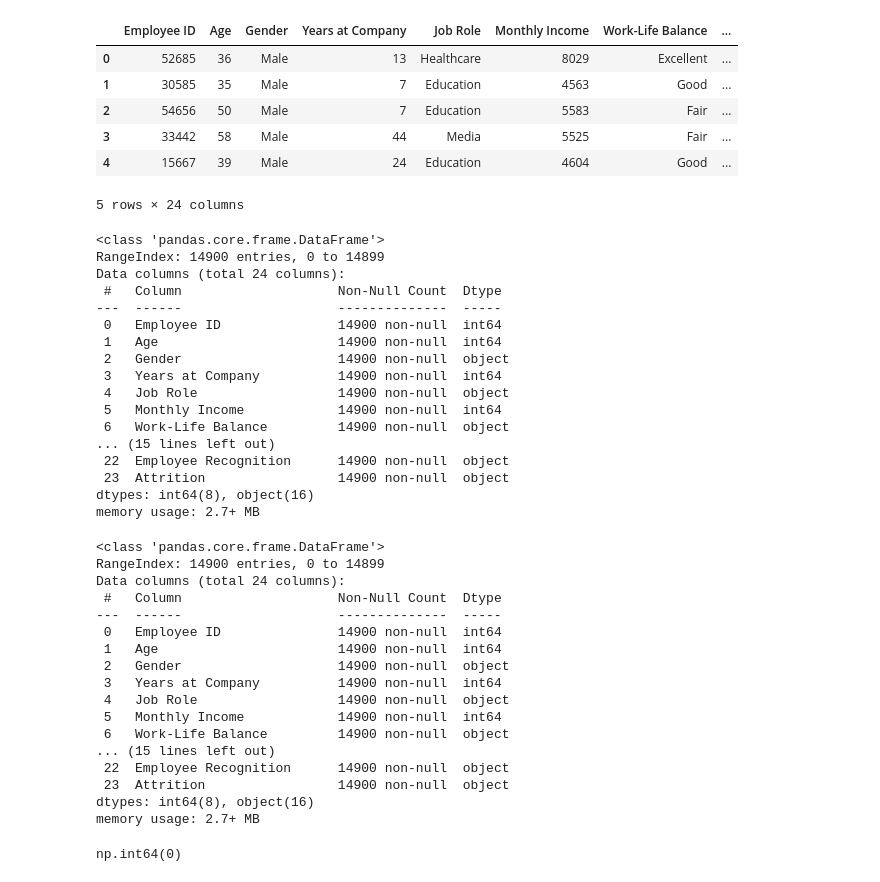
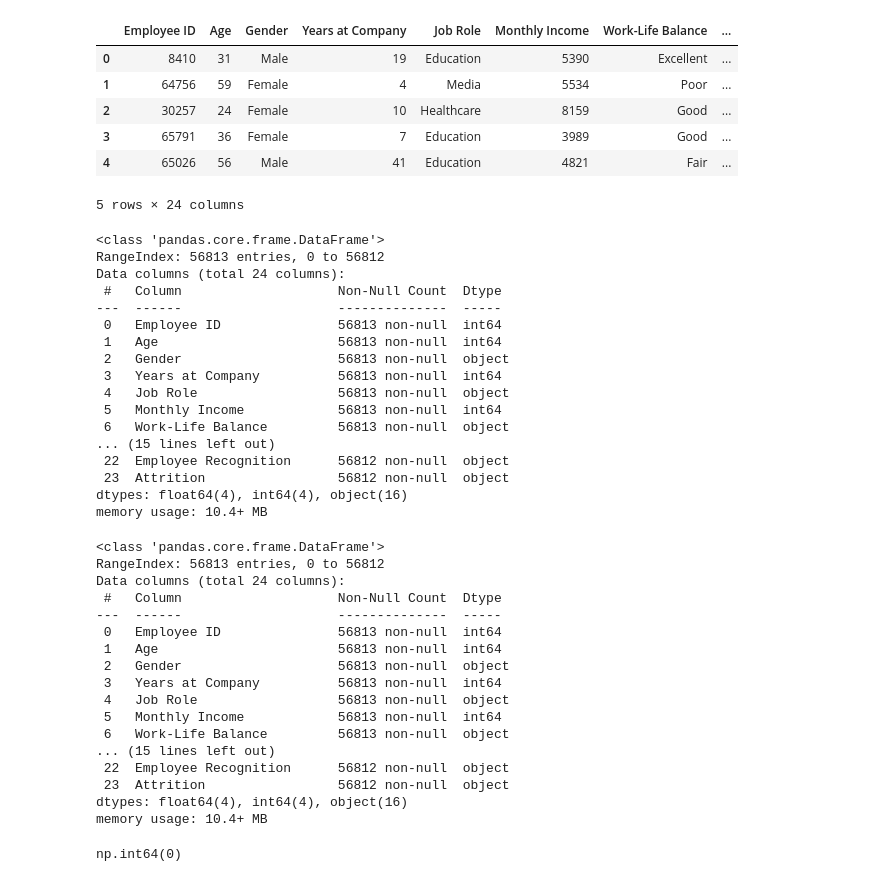
Before and after one commit to bhattijasjeet/Datascience_ai, a Jupyter notebook: Employee_attrition.ipynb, the cells around one changed output. Cells and saved outputs as stored; diff of their text form; code cells hidden in the pictures.

```diff
--- a/Employee_attrition.ipynb
+++ b/Employee_attrition.ipynb
@@ -32,16 +32,17 @@ import pickle
 # %%
 # Data Loading
 
-df0 = pd.read_csv("/content/drive/MyDrive/attrition/Employee_attrition.csv")
+df0 = pd.read_csv("/content/drive/MyDrive/attrition/Employee_attrition_combined.csv")
+# df0 = pd.read_csv("/content/drive/MyDrive/attrition/Employee_train.csv")
 
 df0.head()
 # %% [output]
 |  | Employee ID | Age | Gender | Years at Company | Job Role | Monthly Income | Work-Life Balance | ... |
-| 0 | 52685 | 36 | Male | 13 | Healthcare | 8029 | Excellent | ... |
-| 1 | 30585 | 35 | Male | 7 | Education | 4563 | Good | ... |
-| 2 | 54656 | 50 | Male | 7 | Education | 5583 | Fair | ... |
-| 3 | 33442 | 58 | Male | 44 | Media | 5525 | Fair | ... |
-| 4 | 15667 | 39 | Male | 24 | Education | 4604 | Good | ... |
+| 0 | 8410 | 31 | Male | 19 | Education | 5390 | Excellent | ... |
+| 1 | 64756 | 59 | Female | 4 | Media | 5534 | Poor | ... |
+| 2 | 30257 | 24 | Female | 10 | Healthcare | 8159 | Good | ... |
+| 3 | 65791 | 36 | Female | 7 | Education | 3989 | Good | ... |
+| 4 | 65026 | 56 | Male | 41 | Education | 4821 | Fair | ... |
 5 rows × 24 columns
 # %%
 df0.info()
@@ -50,22 +51,22 @@ df0.info()
 # 54656 - senior
 # %% [output]
 <class 'pandas.core.frame.DataFrame'>
-RangeIndex: 14900 entries, 0 to 14899
+RangeIndex: 56813 entries, 0 to 56812
 Data columns (total 24 columns):
  #   Column                    Non-Null Count  Dtype
 ---  ------                    --------------  -----
- 0   Employee ID               14900 non-null  int64
- 1   Age                       14900 non-null  int64
- 2   Gender                    14900 non-null  object
- 3   Years at Company          14900 non-null  int64
- 4   Job Role                  14900 non-null  object
- 5   Monthly Income            14900 non-null  int64
- 6   Work-Life Balance         14900 non-null  object
+ 0   Employee ID               56813 non-null  int64
+ 1   Age                       56813 non-null  int64
+ 2   Gender                    56813 non-null  object
+ 3   Years at Company          56813 non-null  int64
+ 4   Job Role                  56813 non-null  object
+ 5   Monthly Income            56813 non-null  int64
+ 6   Work-Life Balance         56813 non-null  object
 ... (15 lines left out)
- 22  Employee Recognition      14900 non-null  object
- 23  Attrition                 14900 non-null  object
-dtypes: int64(8), object(16)
-memory usage: 2.7+ MB
+ 22  Employee Recognition      56812 non-null  object
+ 23  Attrition                 56812 non-null  object
+dtypes: float64(4), int64(4), object(16)
+memory usage: 10.4+ MB
 # %%
 # Change dtypes of left, promotion_last_5years, Work_accident to boolean
 
@@ -76,22 +77,22 @@ df = df0.copy()
 df.info()
 # %% [output]
 <class 'pandas.core.frame.DataFrame'>
-RangeIndex: 14900 entries, 0 to 14899
+RangeIndex: 56813 entries, 0 to 56812
 Data columns (total 24 columns):
  #   Column                    Non-Null Count  Dtype
 ---  ------                    --------------  -----
- 0   Employee ID               14900 non-null  int64
- 1   Age                       14900 non-null  int64
- 2   Gender                    14900 non-null  object
- 3   Years at Company          14900 non-null  int64
- 4   Job Role                  14900 non-null  object
- 5   Monthly Income            14900 non-null  int64
- 6   Work-Life Balance         14900 non-null  object
+ 0   Employee ID               56813 non-null  int64
+ 1   Age                       56813 non-null  int64
+ 2   Gender                    56813 non-null  object
+ 3   Years at Company          56813 non-null  int64
+ 4   Job Role                  56813 non-null  object
+ 5   Monthly Income            56813 non-null  int64
+ 6   Work-Life Balance         56813 non-null  object
 ... (15 lines left out)
- 22  Employee Recognition      14900 non-null  object
- 23  Attrition                 14900 non-null  object
-dtypes: int64(8), object(16)
-memory usage: 2.7+ MB
+ 22  Employee Recognition      56812 non-null  object
+ 23  Attrition                 56812 non-null  object
+dtypes: float64(4), int64(4), object(16)
+memory usage: 10.4+ MB
 # %%
 df.duplicated().sum()
 # %% [output]
```
Also changed, not shown: parts of 29 cells of this notebook.
